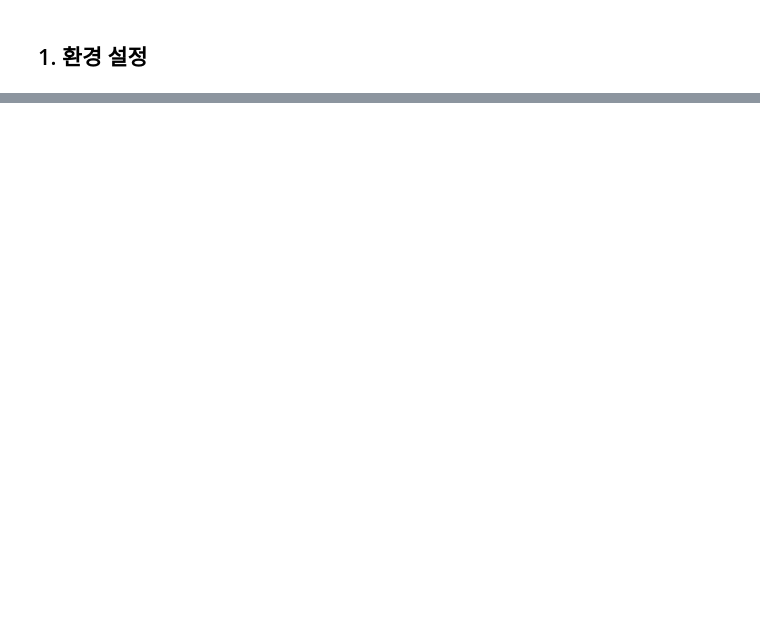
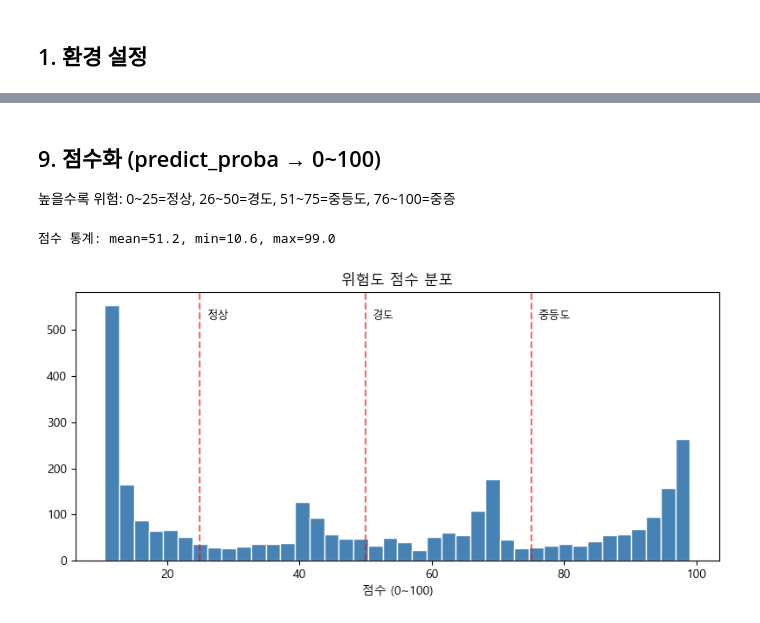
Before and after one commit to AI-HealthCare-02/AI_02_03, a Jupyter notebook: notebooks/train.ipynb, the cells around one changed output, grey strips where cells are left out. Drawn from its saved outputs; the diff is of its cells as text; code cells hidden in the pictures; blank space fills up the shorter version.

```diff
--- a/notebooks/train.ipynb
+++ b/notebooks/train.ipynb
@@ -331,0 +348,49 @@ print(f"  확률: {result['probability']}")
+# %% [markdown]
+## 9. 점수화 (predict_proba → 0~100)
+
+높을수록 위험: 0~25=정상, 26~50=경도, 51~75=중등도, 76~100=중증
+# %%
+def proba_to_score(proba: np.ndarray) -> float:
+    midpoints = np.array([12.5, 37.5, 62.5, 87.5])
+    return float(np.dot(proba, midpoints))
+
+
+def score_to_grade(score: float) -> str:
+    if score <= 25:
+        return "정상"
+    elif score <= 50:
+        return "경도"
+    elif score <= 75:
+        return "중등도"
+    else:
+        return "중증"
+
+
+# 정규화 범위 고정: 최솟값을 10점으로 보장
+SCORE_RAW_MIN = 12.5   # 정상 100% 확률일 때 raw 최솟값
+SCORE_RAW_MAX = 87.5   # 중증 100% 확률일 때 raw 최댓값
+DISPLAY_MIN   = 10.0   # 표시 최솟값 (0점 방지)
+DISPLAY_MAX   = 100.0
+
+def normalize_score(raw: float) -> float:
+    normalized = (raw - SCORE_RAW_MIN) / (SCORE_RAW_MAX - SCORE_RAW_MIN)
+    return round(float(DISPLAY_MIN + normalized * (DISPLAY_MAX - DISPLAY_MIN)), 1)
+
+
+probas = best_pipeline.predict_proba(X_test)
+scores = np.array([normalize_score(proba_to_score(p)) for p in probas])
+
+print(f"점수 통계: mean={scores.mean():.1f}, min={scores.min():.1f}, max={scores.max():.1f}")
+
+fig, ax = plt.subplots(figsize=(8, 4))
+ax.hist(scores, bins=40, color="steelblue", edgecolor="white")
+for x, label in [(25, "정상"), (50, "경도"), (75, "중등도")]:
+    ax.axvline(x=x, color="red", linestyle="--", alpha=0.6)
+    ax.text(x + 1, ax.get_ylim()[1] * 0.9, label, fontsize=9)
+ax.set_title("위험도 점수 분포")
+ax.set_xlabel("점수 (0~100)")
+plt.tight_layout()
+plt.show()
+# %% [output]
+점수 통계: mean=51.2, min=10.6, max=99.0
+[figure, added]
```
Also changed, not shown: parts of 61 cells of this notebook, 6 other files.
